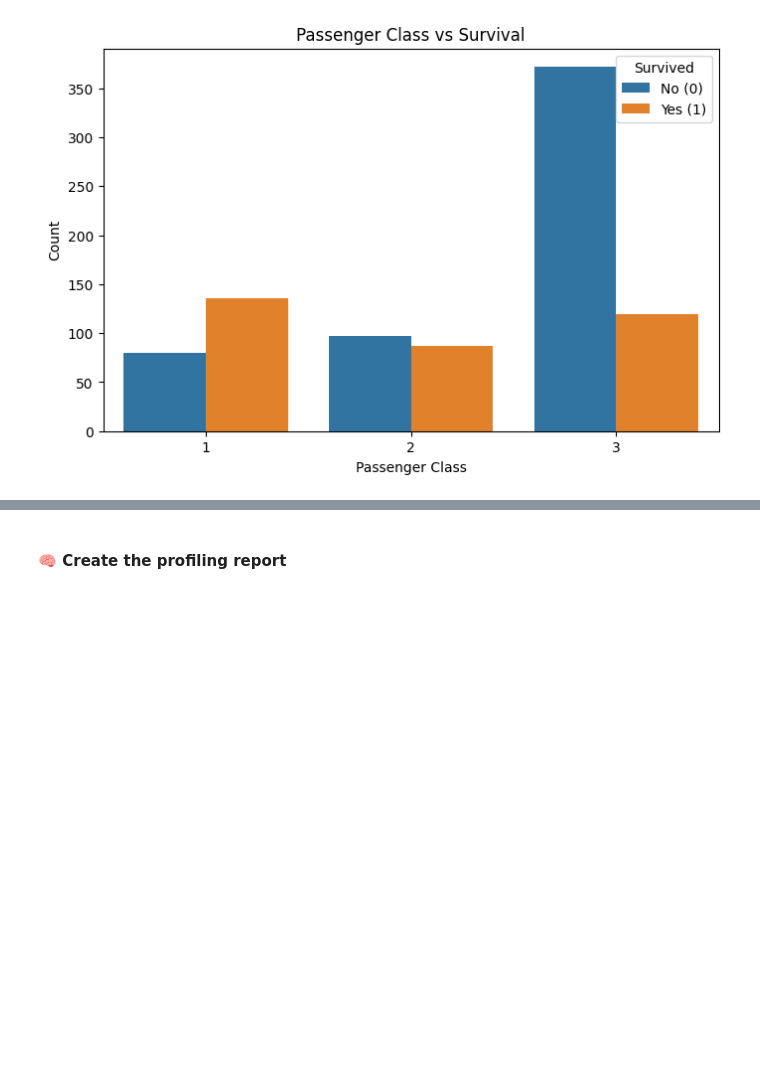
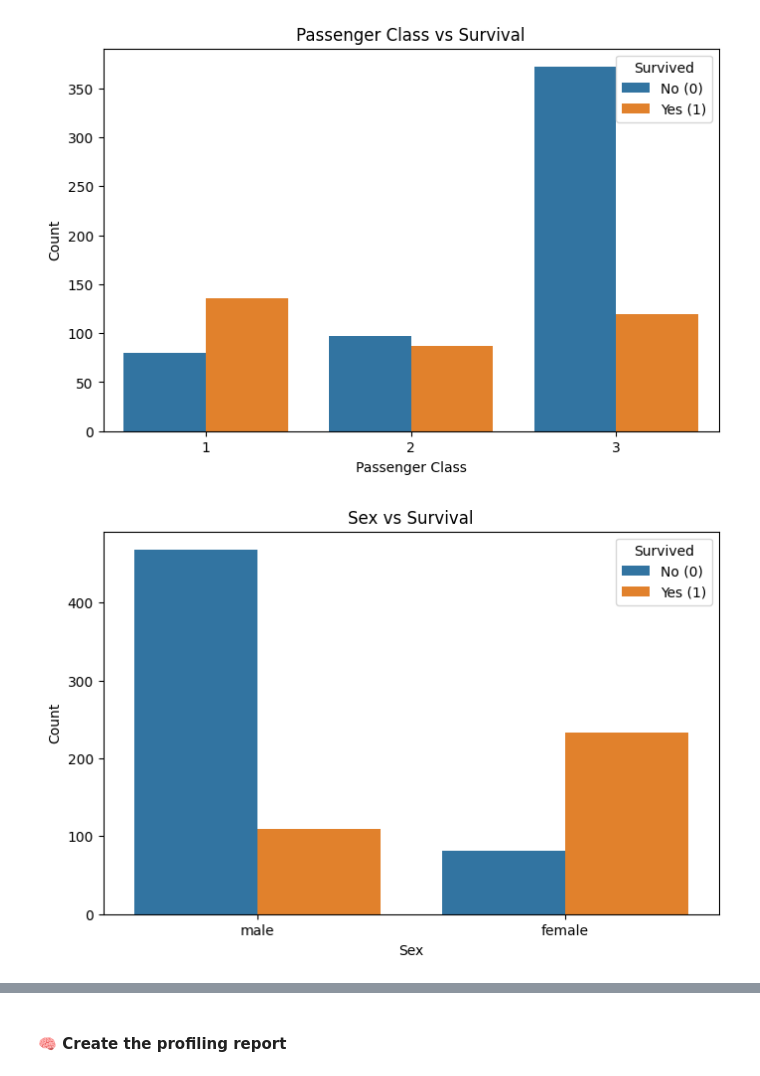
Before and after one commit to MaykInvest/Titanic-analysis, a Jupyter notebook: analysis.ipynb, the cells around one changed output, grey strips where cells are left out. Drawn from its saved outputs; the diff is of its cells as text; code cells hidden in the pictures; blank space fills up the shorter version.

```diff
--- a/analysis.ipynb
+++ b/analysis.ipynb
@@ -470,3 +473,17 @@ plt.legend(title="Survived", labels=["No (0)", "Yes (1)"])
 plt.show()
 # %% [output]
 [figure]
+# %%
+# This plot helps to understand the relationship between the 'Title' feature (which encodes social status and gender simultaneously)
+# and the 'Survived' variable in the DataFrame dfc. The x-axis represents different titles (e.g., Mr, Miss, Mrs, etc.),
+# while the y-axis shows the count of passengers. The bars are colored based on whether the passengers survived (hue='survived'),
+# allowing us to visually compare survival rates across different titles.
+plt.figure(figsize=(8, 5))
+sns.countplot(data=dfc, x='sex', hue='survived')
+plt.title("Sex vs Survival")
+plt.xlabel("Sex")
+plt.ylabel("Count")
+plt.legend(title="Survived", labels=["No (0)", "Yes (1)"])
+plt.show()
+# %% [output]
+[figure, added]
```
Also changed, not shown: parts of 14 cells of this notebook, 2 other files.
